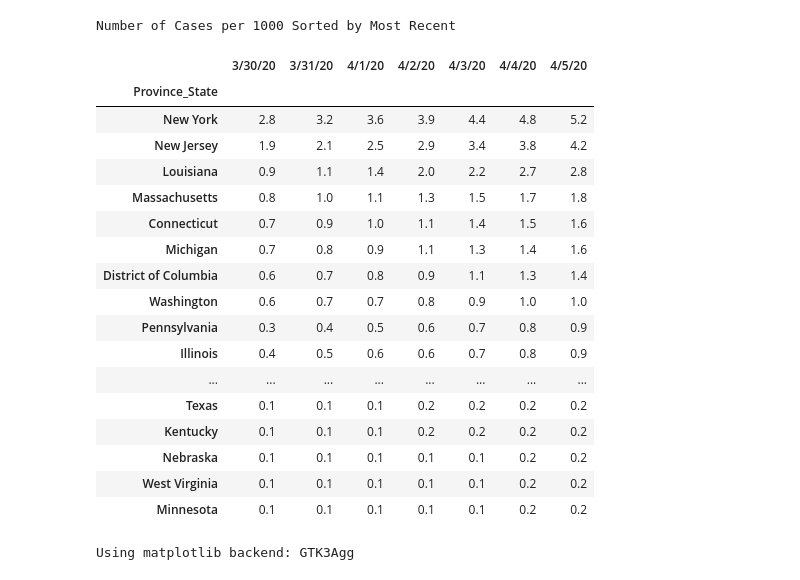
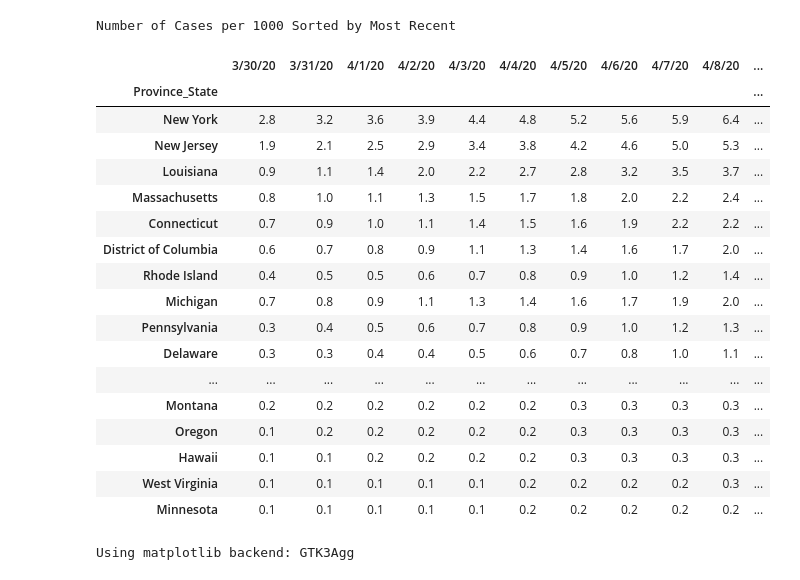
Before and after one commit to caseyjamesdavis/covid19-numbers, a Jupyter notebook: covid 19 numbers US.ipynb, the cells around one changed output. Saved outputs shown, nothing was run; the diff lists cells and outputs as text; code cells hidden in the pictures.

```diff
--- a/covid 19 numbers US.ipynb
+++ b/covid 19 numbers US.ipynb
@@ -13,4 +13,7 @@ import squarify
 
 # from IPython.core.display import display, HTML
 # display(HTML("<style>.container { width:100% !important; }</style>"))
+# %%
+input_dir = '/home/cjd/COVID19/'
+output_dir = '/home/cjd/COVID19/Output/'
 # %%
@@ -39,5 +42,5 @@ time_series_covid19 100%[===================>] 804.12K  4.17MB/s    in 0.2s
 # %%
-cases = pd.read_csv('/home/cjd/COVID19/time_series_covid19_confirmed_US.csv')
+cases = pd.read_csv(input_dir + 'time_series_covid19_confirmed_US.csv')
 cases = cases.drop(columns=['Lat', 'Long_', 'UID', 'code3', 'FIPS'])
 
 cases = pd.concat([cases.groupby('Province_State').sum()])
@@ -69,9 +72,5 @@ cases
 # %%
-deaths = pd.read_csv('/home/cjd/COVID19/time_series_covid19_deaths_US.csv')
-
-
-
-
+deaths = pd.read_csv(input_dir + 'time_series_covid19_deaths_US.csv')
 deaths = deaths.drop(columns=['Lat', 'Long_', 'UID', 'code3', 'FIPS'])
 
 deaths = pd.concat([deaths.groupby('Province_State').sum()])
@@ -204,36 +203,36 @@ Doubling Times for Deaths in [days] Sorted by Most Recent
 # %%
 
 pop['per_thou'] = pop['Population']/1e3
 pop['per_million'] = pop['Population']/1e6
 
 
 
 cases_pc = cases.div(pop['per_thou'], axis=0).round(3)
 
-cases_pc = cases_pc.loc[ :, cases_pc.columns[-7:] ]
+cases_pc = cases_pc.loc[ :, cases_pc.columns[-14:] ]
 cases_pc = cases_pc.sort_values(by=[cases_pc.columns[-1]], ascending=False)
 
 cases_pc.style.background_gradient(cmap='Blues', vmin=0.1, vmax=1.0).format("{:.1f}").set_caption("Number of Cases per 1000 Sorted by Most Recent")
 # %% [output]
 Number of Cases per 1000 Sorted by Most Recent
-|  | 3/30/20 | 3/31/20 | 4/1/20 | 4/2/20 | 4/3/20 | 4/4/20 | 4/5/20 |
-| Province_State |  |  |  |  |  |  |  |
-| New York | 2.8 | 3.2 | 3.6 | 3.9 | 4.4 | 4.8 | 5.2 |
-| New Jersey | 1.9 | 2.1 | 2.5 | 2.9 | 3.4 | 3.8 | 4.2 |
-| Louisiana | 0.9 | 1.1 | 1.4 | 2.0 | 2.2 | 2.7 | 2.8 |
-| Massachusetts | 0.8 | 1.0 | 1.1 | 1.3 | 1.5 | 1.7 | 1.8 |
-| Connecticut | 0.7 | 0.9 | 1.0 | 1.1 | 1.4 | 1.5 | 1.6 |
-| Michigan | 0.7 | 0.8 | 0.9 | 1.1 | 1.3 | 1.4 | 1.6 |
-| District of Columbia | 0.6 | 0.7 | 0.8 | 0.9 | 1.1 | 1.3 | 1.4 |
-| Washington | 0.6 | 0.7 | 0.7 | 0.8 | 0.9 | 1.0 | 1.0 |
-| Pennsylvania | 0.3 | 0.4 | 0.5 | 0.6 | 0.7 | 0.8 | 0.9 |
-| Illinois | 0.4 | 0.5 | 0.6 | 0.6 | 0.7 | 0.8 | 0.9 |
-| ... | ... | ... | ... | ... | ... | ... | ... |
-| Texas | 0.1 | 0.1 | 0.1 | 0.2 | 0.2 | 0.2 | 0.2 |
-| Kentucky | 0.1 | 0.1 | 0.1 | 0.2 | 0.2 | 0.2 | 0.2 |
-| Nebraska | 0.1 | 0.1 | 0.1 | 0.1 | 0.1 | 0.2 | 0.2 |
-| West Virginia | 0.1 | 0.1 | 0.1 | 0.1 | 0.1 | 0.2 | 0.2 |
-| Minnesota | 0.1 | 0.1 | 0.1 | 0.1 | 0.1 | 0.2 | 0.2 |
+|  | 3/30/20 | 3/31/20 | 4/1/20 | 4/2/20 | 4/3/20 | 4/4/20 | 4/5/20 | 4/6/20 | 4/7/20 | 4/8/20 | ... |
+| Province_State |  |  |  |  |  |  |  |  |  |  | ... |
+| New York | 2.8 | 3.2 | 3.6 | 3.9 | 4.4 | 4.8 | 5.2 | 5.6 | 5.9 | 6.4 | ... |
+| New Jersey | 1.9 | 2.1 | 2.5 | 2.9 | 3.4 | 3.8 | 4.2 | 4.6 | 5.0 | 5.3 | ... |
+| Louisiana | 0.9 | 1.1 | 1.4 | 2.0 | 2.2 | 2.7 | 2.8 | 3.2 | 3.5 | 3.7 | ... |
+| Massachusetts | 0.8 | 1.0 | 1.1 | 1.3 | 1.5 | 1.7 | 1.8 | 2.0 | 2.2 | 2.4 | ... |
+| Connecticut | 0.7 | 0.9 | 1.0 | 1.1 | 1.4 | 1.5 | 1.6 | 1.9 | 2.2 | 2.2 | ... |
+| District of Columbia | 0.6 | 0.7 | 0.8 | 0.9 | 1.1 | 1.3 | 1.4 | 1.6 | 1.7 | 2.0 | ... |
+| Rhode Island | 0.4 | 0.5 | 0.5 | 0.6 | 0.7 | 0.8 | 0.9 | 1.0 | 1.2 | 1.4 | ... |
+| Michigan | 0.7 | 0.8 | 0.9 | 1.1 | 1.3 | 1.4 | 1.6 | 1.7 | 1.9 | 2.0 | ... |
+| Pennsylvania | 0.3 | 0.4 | 0.5 | 0.6 | 0.7 | 0.8 | 0.9 | 1.0 | 1.2 | 1.3 | ... |
+| Delaware | 0.3 | 0.3 | 0.4 | 0.4 | 0.5 | 0.6 | 0.7 | 0.8 | 1.0 | 1.1 | ... |
+| ... | ... | ... | ... | ... | ... | ... | ... | ... | ... | ... | ... |
+| Montana | 0.2 | 0.2 | 0.2 | 0.2 | 0.2 | 0.2 | 0.3 | 0.3 | 0.3 | 0.3 | ... |
+| Oregon | 0.1 | 0.2 | 0.2 | 0.2 | 0.2 | 0.2 | 0.3 | 0.3 | 0.3 | 0.3 | ... |
+| Hawaii | 0.1 | 0.1 | 0.2 | 0.2 | 0.2 | 0.2 | 0.3 | 0.3 | 0.3 | 0.3 | ... |
+| West Virginia | 0.1 | 0.1 | 0.1 | 0.1 | 0.1 | 0.2 | 0.2 | 0.2 | 0.2 | 0.3 | ... |
+| Minnesota | 0.1 | 0.1 | 0.1 | 0.1 | 0.1 | 0.2 | 0.2 | 0.2 | 0.2 | 0.2 | ... |
 # %%
 
 recent = deaths.loc[ :, deaths.columns[-1:]]
```
Also changed, not shown: parts of 10 cells of this notebook, 1 other file.
